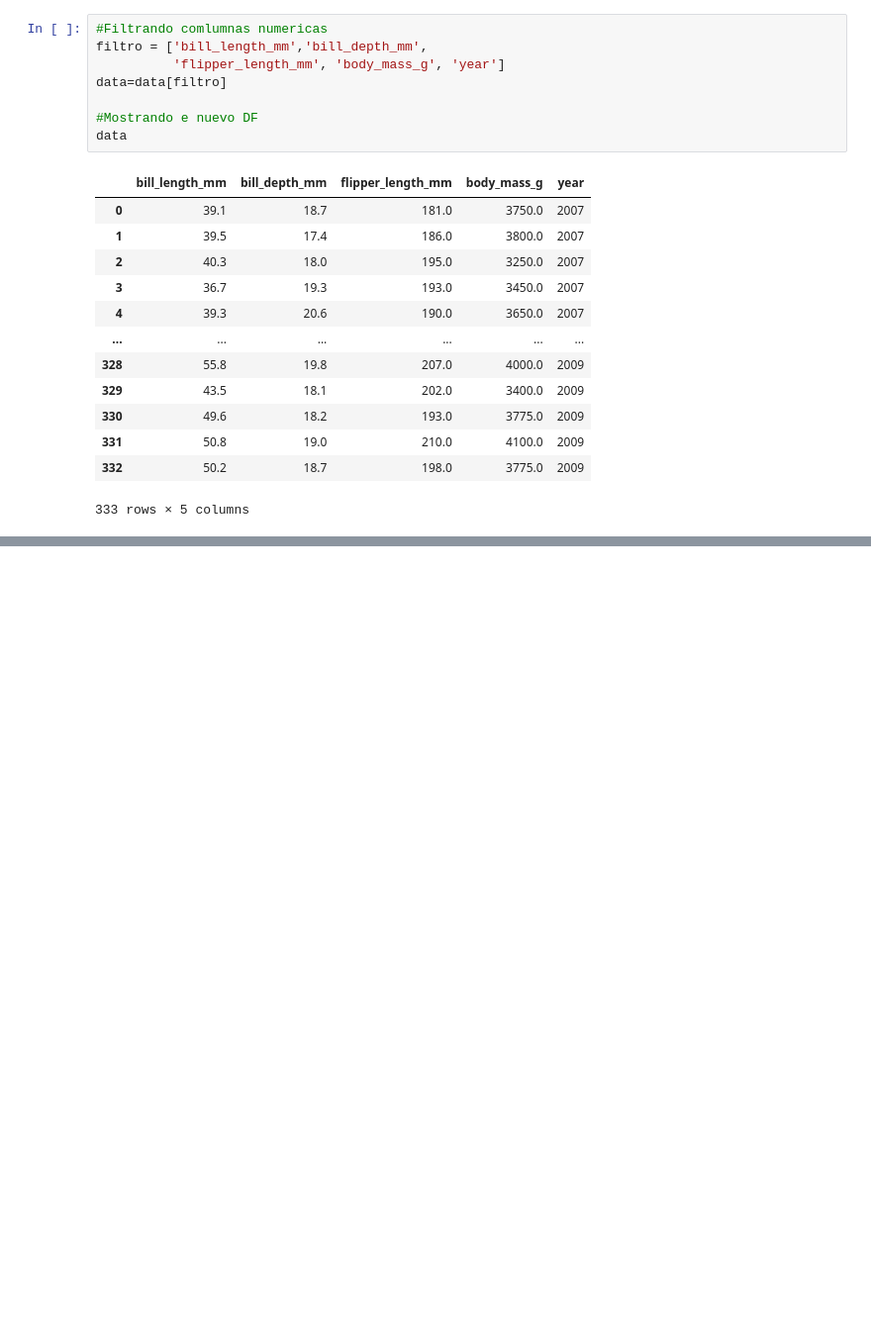
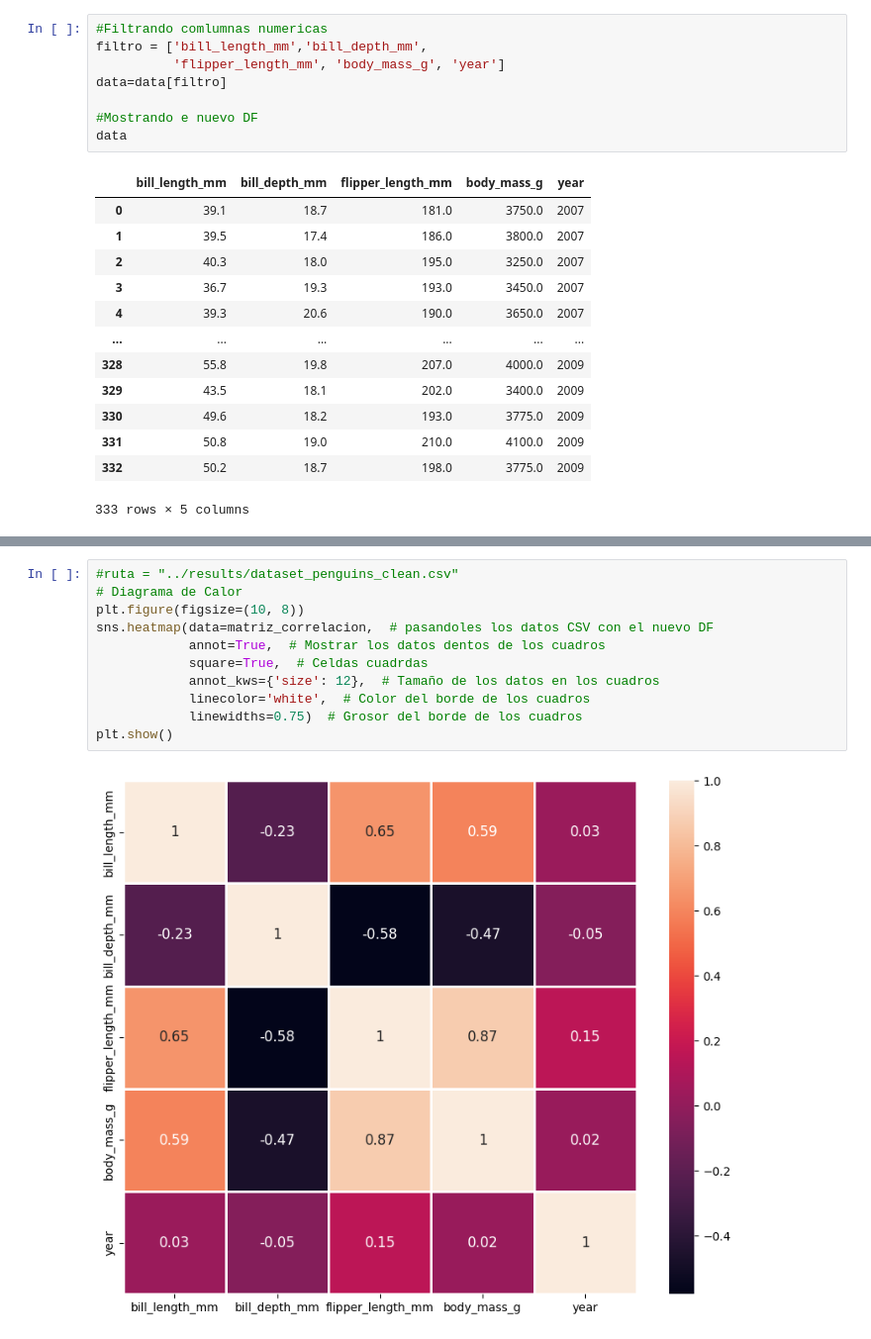
Before and after one commit to JoseTorres022/practica2-u3-penguins, a Jupyter notebook: notebooks/jp3MatrizCorrelacion.ipynb, the cells around one changed output, grey strips where cells are left out. Shown at 99% size. Drawn from its saved outputs; the diff is of its cells as text; blank space fills up the shorter version.

```diff
--- a/notebooks/jp3MatrizCorrelacion.ipynb
+++ b/notebooks/jp3MatrizCorrelacion.ipynb
@@ -59,0 +98,13 @@ matriz_correlacion
+# %%
+#ruta = "../results/dataset_penguins_clean.csv"
+# Diagrama de Calor
+plt.figure(figsize=(10, 8))
+sns.heatmap(data=matriz_correlacion,  # pasandoles los datos CSV con el nuevo DF
+            annot=True,  # Mostrar los datos dentos de los cuadros
+            square=True,  # Celdas cuadrdas
+            annot_kws={'size': 12},  # Tamaño de los datos en los cuadros
+            linecolor='white',  # Color del borde de los cuadros
+            linewidths=0.75)  # Grosor del borde de los cuadros
+plt.show()
+# %% [output]
+[figure, added]
```
Also changed, not shown: parts of 14 cells of this notebook, 4 other files.
